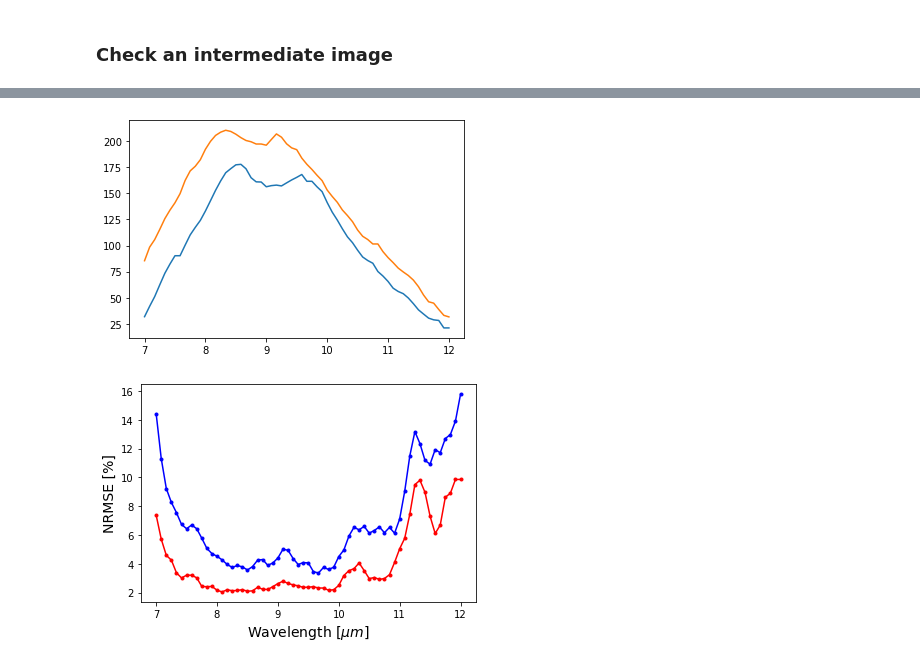
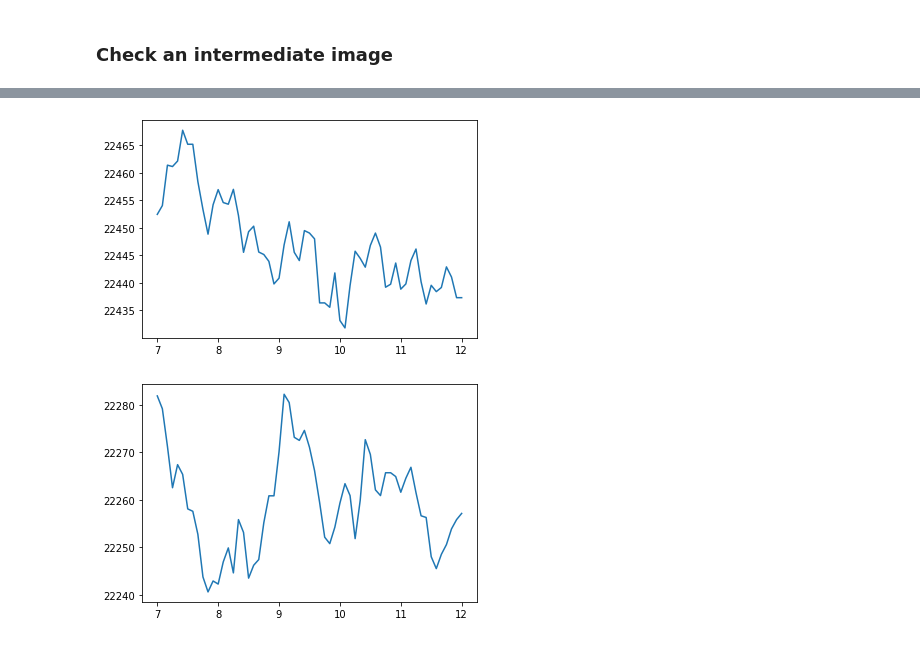
Before and after one commit to Polarization-Lab/IRCSP-Payload, a Jupyter notebook: DataManagement/process_capture_data.ipynb, the cells around one changed output, grey strips where cells are left out. Drawn from its saved outputs; the diff is of its cells as text; code cells hidden in the pictures.

```diff
--- a/DataManagement/process_capture_data.ipynb
+++ b/DataManagement/process_capture_data.ipynb
@@ -109,7 +101,2 @@ plt.show()
 # %% [markdown]
 ### Check an intermediate image
-# %%
-filename = path + 'Capture'+str(0)+'.hdf5'
-
-with h5py.File(filename, "r") as file:
-    image1 = file.get('image1')
@@ -325,0 +163,11 @@ plt.show()
+# %%
+start = 1366
+stop  = 2630
+y = 175
+x = 125
+t1 =  np.zeros(stop-start)
+t2 = np.zeros(stop-start)
+r1 =  np.zeros(stop-start)
+r2 = np.zeros(stop-start)
+for i in range(start,stop):
+    t1[i-start],t2[i-start],r1[i-start],r2[i-start] = importCapture(i,y,x)
@@ -326,14 +191,32 @@ plt.show()
+# %%
+def pixel_registration(array,cal_file,waves,ymin,ymax):
+    #import cal file
+    cal =  h5py.File(cal_file, "r")
+    ROI =  list(cal['ROI'])
+    pa  =  list(cal['fitparams'])
+
+    def f(T, A, B): # this is your 'straight line' y=f(x)
+        return A*T + B
+
+    array=array[ymin:ymax,ROI[0]:ROI[1]]
+
+    new = np.zeros([len(array),len(waves)])
+    for i in range(len(array)):
+        for l in range(len(waves)):
+            w=  waves[l]
+            j = int(round(f(w,pa[0],pa[1])))
+            values = array[i,j-1:j+1]
+            value = np.mean(values)
+            new[i,l] = value
+    return(new)
+# %%
+im1 = pixel_registration(image1,cal_file1,waves,0,255)
+im2 = pixel_registration(image2,cal_file2,waves,0,255)
 # %%
-plt.plot(waves, B1)
-plt.plot(waves, B2)
+plt.plot(waves ,im1[150])
 plt.show()
+plt.plot(waves ,im2[150])
+plt.show()
 # %% [output]
-[figure, old version]
+[figure, new version]
+[figure, added]
-# %%
-plt.plot(waves, np.multiply(nrmse1,100),'r.-')
-plt.plot(waves, np.multiply(nrmse2,100),'b.-')
-plt.ylabel('NRMSE [%]',fontsize=14)
-plt.xlabel("Wavelength [$\mu m$]",fontsize=14)
-plt.show()
-# %% [output]
-[figure, removed]
```
Also changed, not shown: parts of 28 cells of this notebook, 7 other files.
